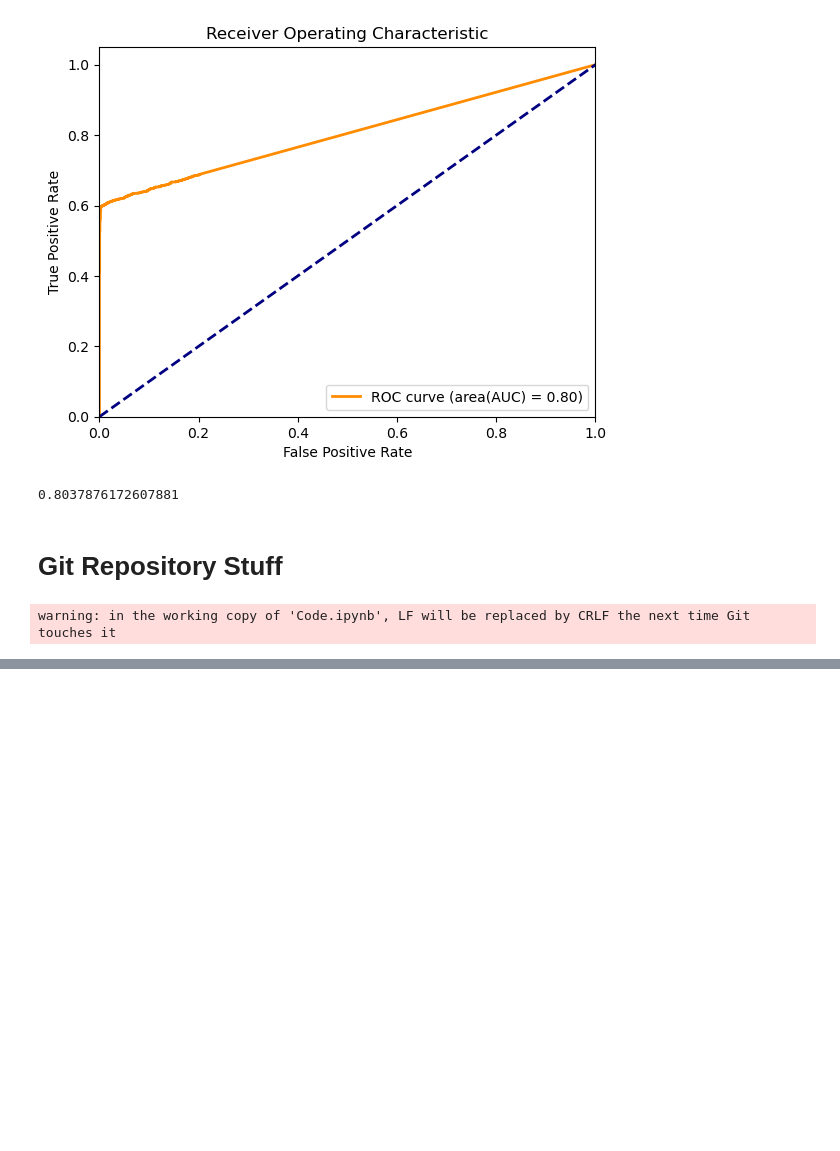
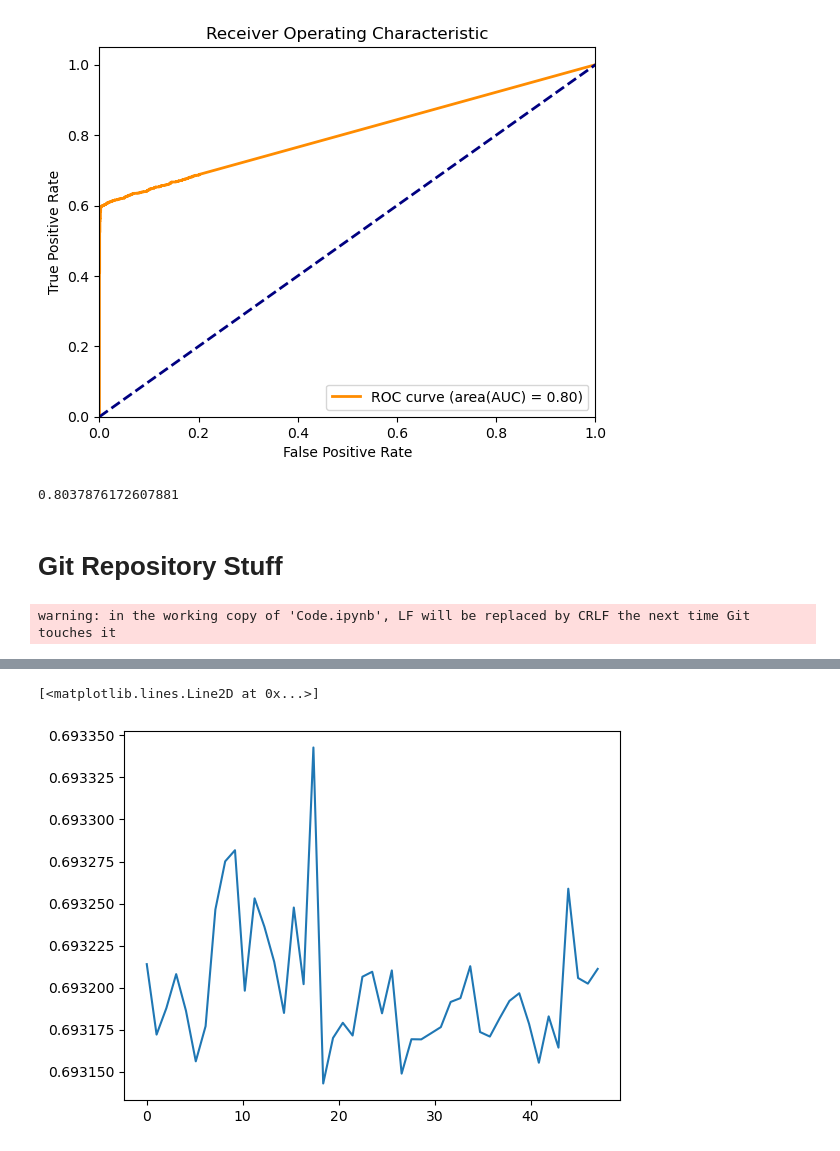
Before and after one commit to KaraboLetsholo/3rd-Year-Project-, a Jupyter notebook: Code.ipynb, the cells around one changed output, grey strips where cells are left out. Cells and saved outputs as stored; diff of their text form; code cells hidden in the pictures; blank space fills up the shorter version.

```diff
--- a/Code.ipynb
+++ b/Code.ipynb
@@ -466,0 +484,18 @@ To https://github.com/KaraboLetsholo/3rd-Year-Project-.git
+# %%
+slc_X_train, slc_X_test, slc_y_train, slc_y_test = train_test_split(slc_X, slc_y, train_size=0.75, test_size=0.25, shuffle=True)
+#slc_X_test, slc_X_val, slc_y_test, slc_y_val = train_test_split(slc_X_test, slc_y_test, train_size=0.5, test_size=0.5, shuffle=True)
+
+slc_scaler = StandardScaler()
+scaler_train_slc = slc_scaler.fit(slc_X_train)
+slc_X_train = slc_scaler.transform(slc_X_train)
+scaler_test_slc = slc_scaler.fit(slc_X_test)
+slc_X_test = slc_scaler.transform(slc_X_test)
+#scaler_val1 = slc_scaler.fit(slc_X_val)
+#slc_X_val = slc_scaler.transform(slc_X_val)
+slc_X_train
+
+mm_scaler = sk.preprocessing.MinMaxScaler()
+mm_X_train = mm_scaler.fit_transform(slc_X_train)
+mm_X_test = mm_scaler.fit_transform(slc_X_test)
+len(slc_X_train[:,1])#slc_y_train)#slc_X_train[0][:])
+#slc_X_train.shape
@@ -466,0 +504,18 @@ To https://github.com/KaraboLetsholo/3rd-Year-Project-.git
+# %%
+names =  slc_X.columns
+losses = pd.DataFrame(names)
+
+slc_model = Sequential()
+slc_model.add(Dense(1, activation='relu'))
+slc_model.add(Dropout(0.1))
+slc_model.add(Dense(1, activation='relu'))
+slc_model.add(Dropout(0.1))
+slc_model.add(Dense(1, activation='relu'))
+slc_model.add(Dropout(0.1))
+slc_model.add(Dense(1, activation='sigmoid'))
+slc_model.compile(optimizer='adam', loss='binary_crossentropy', metrics=['accuracy', 'mae'])
+
+for i in range(2,len(names)):
+    slc_history =  slc_model.fit(slc_X_train[:,i:i+1], slc_y_train, epochs=20, validation_data=(slc_X_test[:,i], slc_y_test), verbose=0)
+    slc_pred =  slc_model.predict(slc_X_test[:,i])
+    losses.insert(1,"Values", sk.metrics.log_loss(slc_y_test, slc_pred) , True)
@@ -466,0 +540,12 @@ To https://github.com/KaraboLetsholo/3rd-Year-Project-.git
+# %%
+los = losses.iloc[0][:]
+los = np.array(los)
+arr = [np.array(names[1:46]), los[1:46]]
+#los = pd.DataFrame([np.array(names[1:]), los], columns=['names', 'vals'])
+#np.array(names).shape
+#los.shape#names[1:].shape
+los_arr = pd.DataFrame(arr)
+plt.plot(np.linspace(0,len(los[1:]),len(los[1:])), los[1:])
+# %% [output]
+[<matplotlib.lines.Line2D at 0x...>]
+[figure, added]
```
Also changed, not shown: parts of 10 cells of this notebook, 1 other file.
